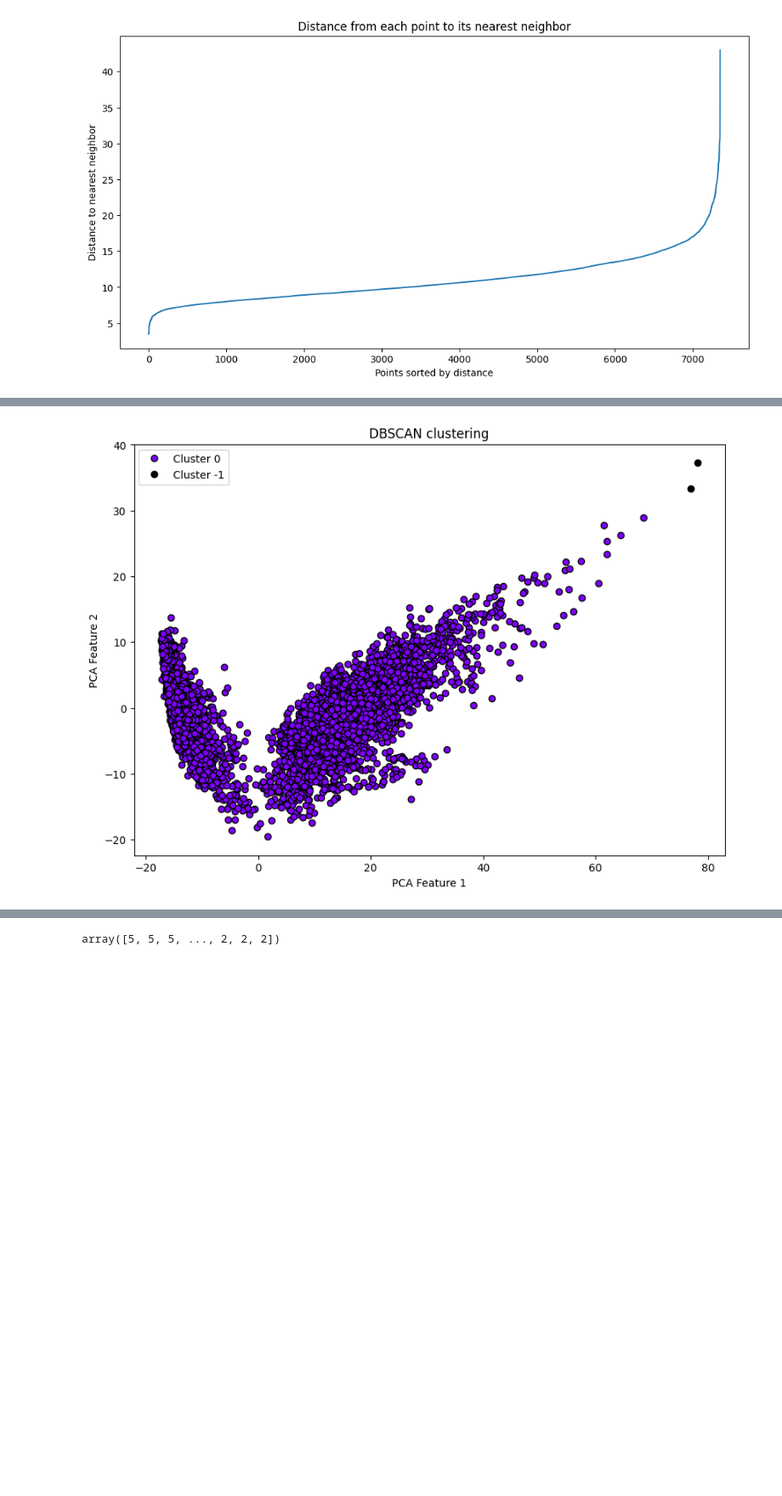
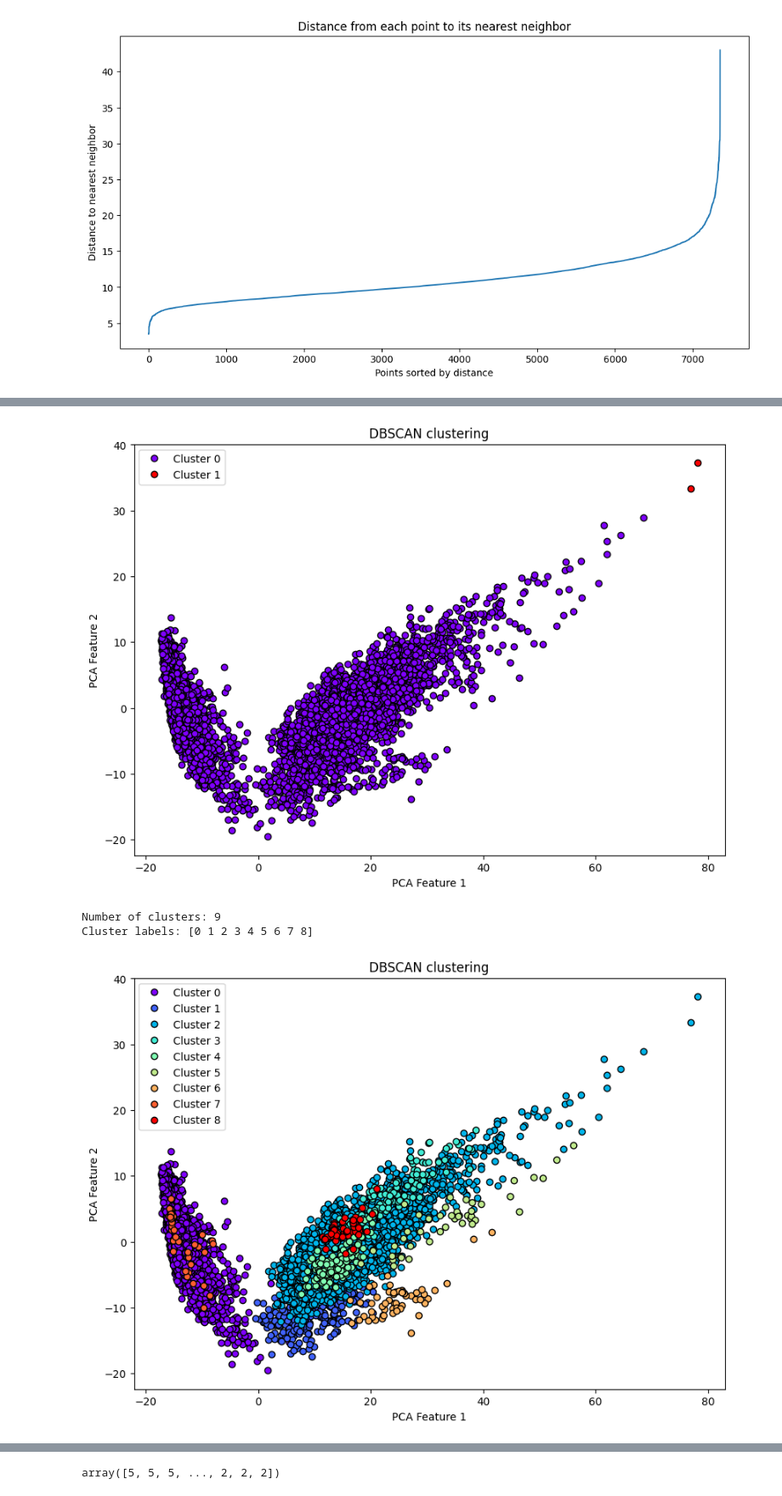
Before and after one commit to joyarup/UCI-HAR-Clustering, a Jupyter notebook: ML_MP3.ipynb, the cells around one changed output, grey strips where cells are left out. Shown at 85% size. Drawn from its saved outputs; the diff is of its cells as text; code cells hidden in the pictures; blank space fills up the shorter version.

```diff
--- a/ML_MP3.ipynb
+++ b/ML_MP3.ipynb
@@ -135,13 +137,14 @@ plt.show()
 [figure]
 # %%
 from sklearn.decomposition import PCA
+from sklearn.cluster import DBSCAN
 
 # Reduce dimensions to 2 for visualization
 pca = PCA(n_components=2)
 X_reduced = pca.fit_transform(X_train_scl)
 
 # Apply DBSCAN again with the chosen parameters (assuming you've chosen eps and min_samples)
-dbscan = DBSCAN(eps=7, min_samples=5)  # Use your determined eps and min_samples values
+dbscan = DBSCAN(eps=6, min_samples=2)  # Use your determined eps and min_samples values
 clusters = dbscan.fit_predict(X_reduced)
 # You can check the unique clusters formed
 unique_clusters = np.unique(clusters)
@@ -176,4 +179,49 @@ plt.ylabel('PCA Feature 2')
 plt.legend(loc='best')
 plt.show()
 # %% [output]
-[figure, old version]
+[figure, new version]
+# %%
+from sklearn.decomposition import PCA
+from sklearn.cluster import DBSCAN
+
+# Reduce dimensions to 2 for visualization
+tsne = TSNE(n_components=2, random_state=42)
+tsne_data = tsne.fit_transform(X_train_scl)
+
+# Apply DBSCAN again with the chosen parameters (assuming you've chosen eps and min_samples)
+dbscan = DBSCAN(eps=7, min_samples=2)  # Use your determined eps and min_samples values
+clusters = dbscan.fit_predict(tsne_data)
+# You can check the unique clusters formed
+unique_clusters = np.unique(clusters)
+print(f"Number of clusters: {len(unique_clusters)}")
+print(f"Cluster labels: {unique_clusters}")
+# %% [output]
+Number of clusters: 9
+Cluster labels: [0 1 2 3 4 5 6 7 8]
+# %%
+import matplotlib.pyplot as plt
+
+# Plot each cluster with a different color
+plt.figure(figsize=(10, 7))
+
+# Scatter plot of the reduced data with cluster assignment
+unique_labels = set(clusters)
+colors = plt.cm.rainbow(np.linspace(0, 1, len(unique_labels)))
+
+for k, col in zip(unique_labels, colors):
+    if k == -1:
+        # Black used for noise.
+        col = 'k'
+
+    class_member_mask = (clusters == k)
+
+    xy = X_reduced[class_member_mask]
+    plt.plot(xy[:, 0], xy[:, 1], 'o', markerfacecolor=col, markeredgecolor='k', markersize=6, label=f'Cluster {k}')
+
+plt.title('DBSCAN clustering')
+plt.xlabel('t-SNE Feature 1')
+plt.ylabel('t-SNE Feature 2')
+plt.legend(loc='best')
+plt.show()
+# %% [output]
+[figure, added]
```
Also changed, not shown: parts of 9 cells of this notebook.
